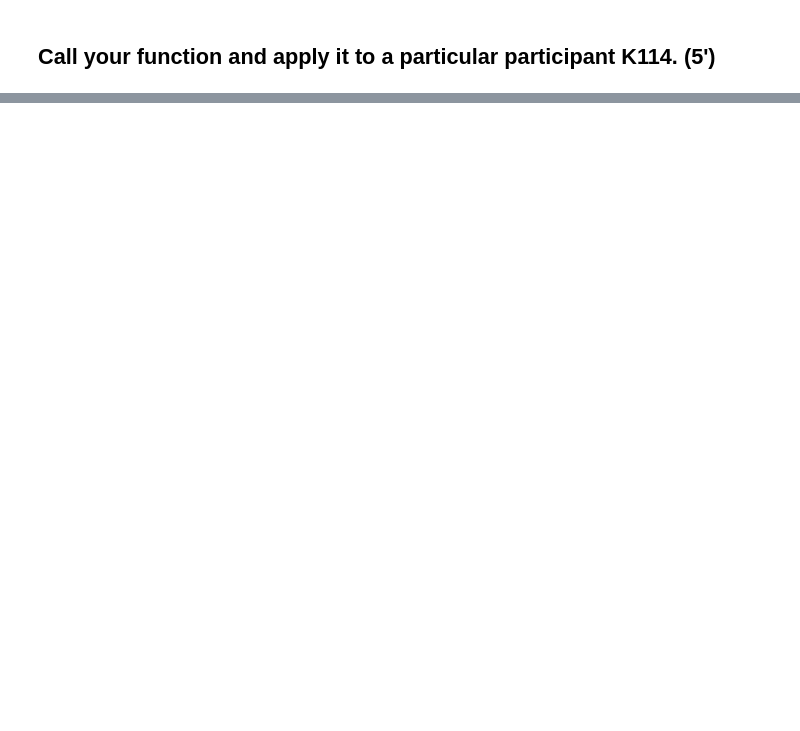
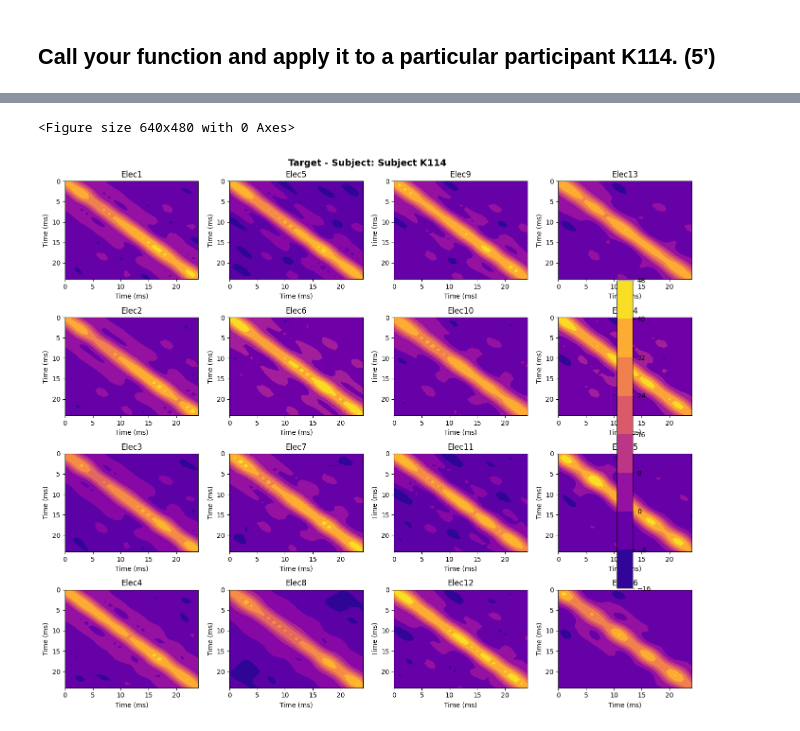
Before and after one commit to Victoriao00/BIOS-584, a Jupyter notebook: HW7.ipynb, the cells around one changed output, grey strips where cells are left out. Cells and saved outputs as stored; diff of their text form; code cells hidden in the pictures; blank space fills up the shorter version.

```diff
--- a/HW7.ipynb
+++ b/HW7.ipynb
@@ -210,4 +384,10 @@ your output = produce_trun_mean_cov(your input)
 # %%
 # Write your own code: call plot_trunc_cov for target covariance only
+#helps not overlap
+plt.tight_layout()
+plot_trunc_cov(signal_tar_cov, 'Target', time_index, 'Subject K114', E_val, electrode_name_ls)
+# %% [output]
+<Figure size 640x480 with 0 Axes>
+[figure, added]
 # %%
 # Write your own code: call plot_trunc_cov for non-target covariance only
```
Also changed, not shown: parts of 11 cells of this notebook, 4 other files.
